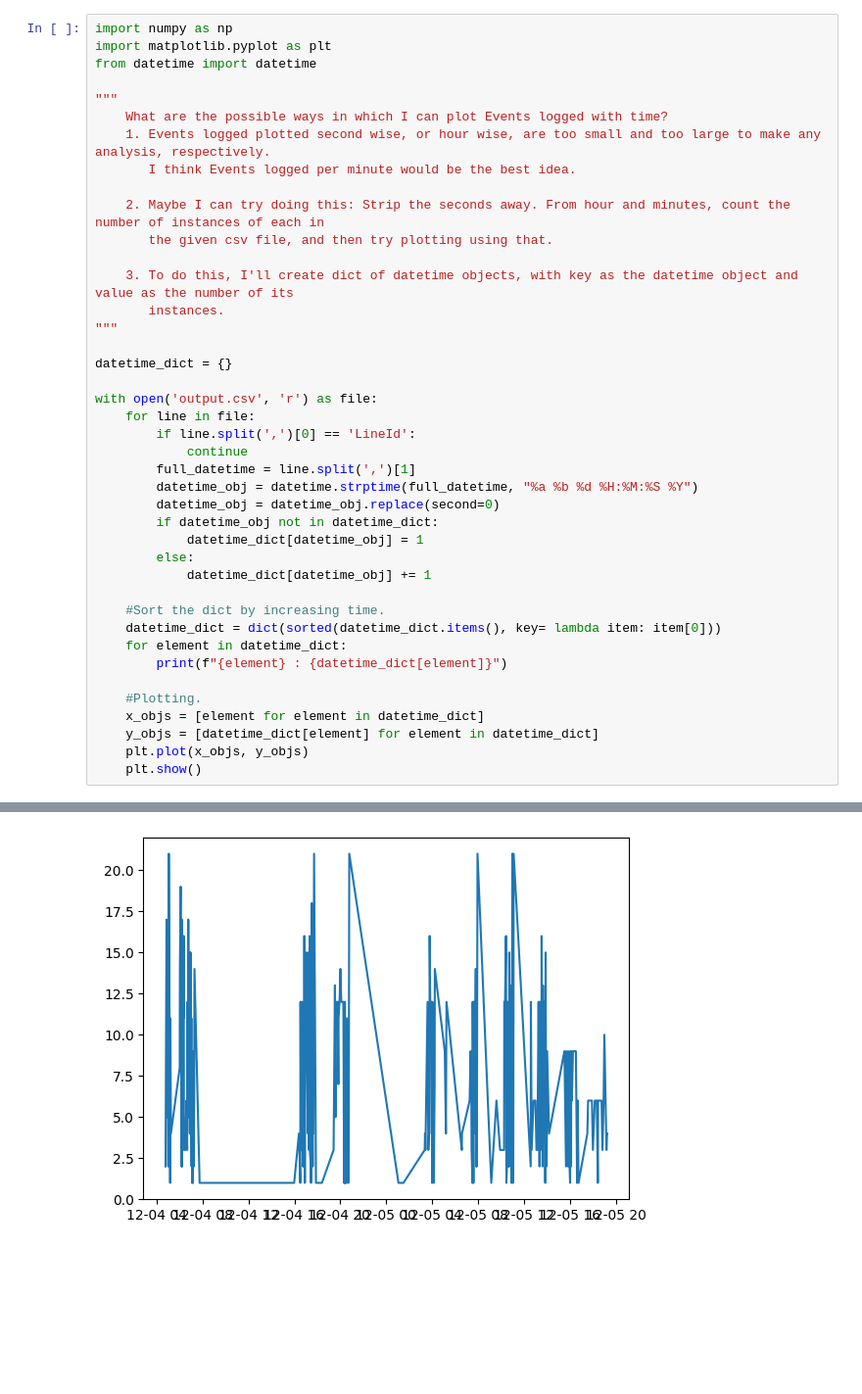
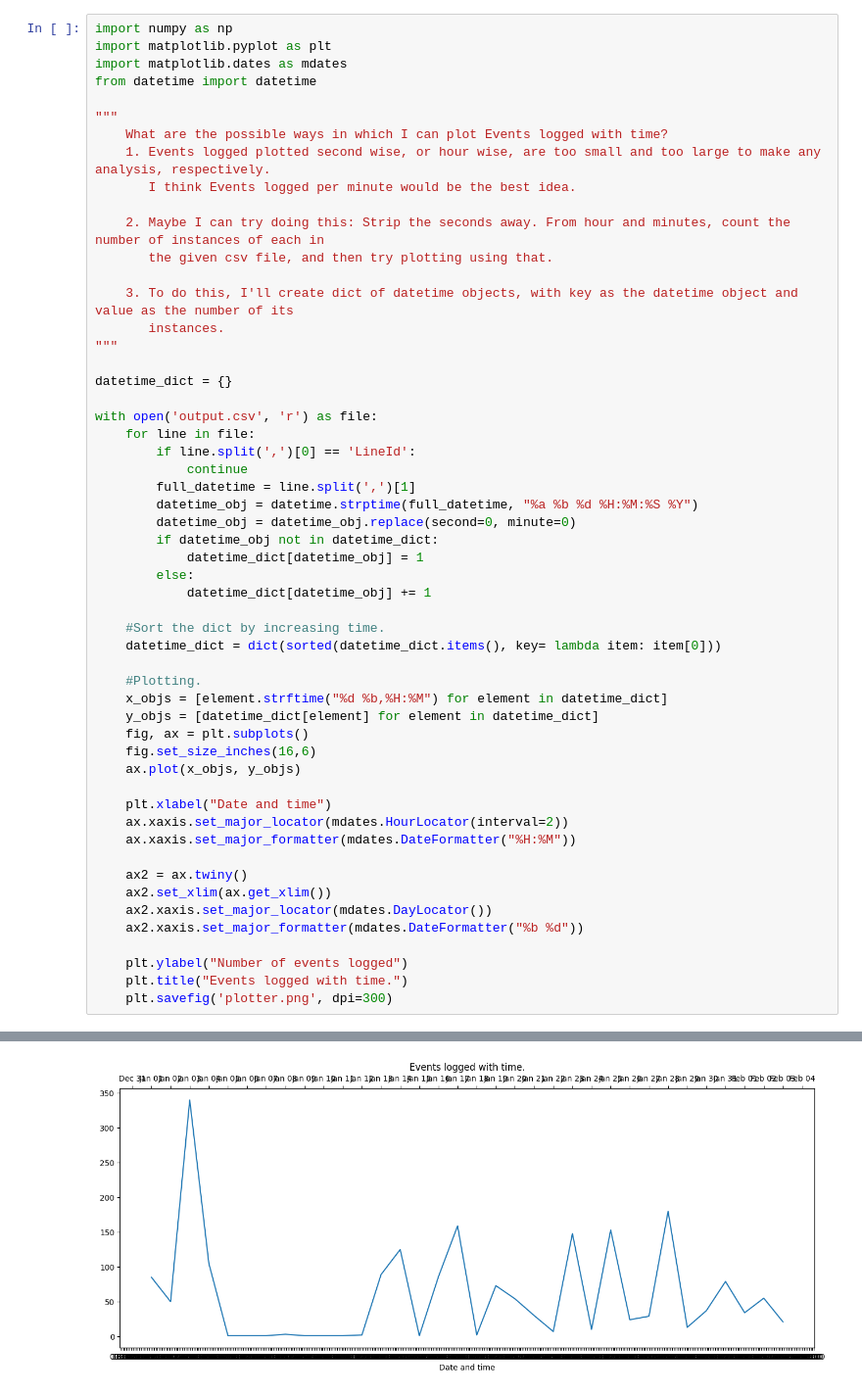
Before and after one commit to Bipin2005-dev/ProLogger, a Jupyter notebook: plotter.ipynb, the cells around one changed output, grey strips where cells are left out. Shown at 98% size. Cells and saved outputs as stored; diff of their text form; blank space fills up the shorter version.

Commit message:
Plotting trial 1

```diff
--- a/plotter.ipynb
+++ b/plotter.ipynb
@@ -1,6 +1,7 @@
 # %%
 import numpy as np
 import matplotlib.pyplot as plt
+import matplotlib.dates as mdates
 from datetime import datetime
 
 """
@@ -23,7 +24,7 @@ with open('output.csv', 'r') as file:
             continue
         full_datetime = line.split(',')[1]
         datetime_obj = datetime.strptime(full_datetime, "%a %b %d %H:%M:%S %Y")
-        datetime_obj = datetime_obj.replace(second=0)
+        datetime_obj = datetime_obj.replace(second=0, minute=0)
         if datetime_obj not in datetime_dict:
             datetime_dict[datetime_obj] = 1
         else:
@@ -31,12 +32,24 @@ with open('output.csv', 'r') as file:
 
     #Sort the dict by increasing time.
     datetime_dict = dict(sorted(datetime_dict.items(), key= lambda item: item[0]))
-    for element in datetime_dict:
-        print(f"{element} : {datetime_dict[element]}")
 
     #Plotting.
-    x_objs = [element for element in datetime_dict]
+    x_objs = [element.strftime("%d %b,%H:%M") for element in datetime_dict]
     y_objs = [datetime_dict[element] for element in datetime_dict]
-    plt.plot(x_objs, y_objs)
-    plt.show()
+    fig, ax = plt.subplots()
+    fig.set_size_inches(16,6)
+    ax.plot(x_objs, y_objs)
+
+    plt.xlabel("Date and time")
+    ax.xaxis.set_major_locator(mdates.HourLocator(interval=2))
+    ax.xaxis.set_major_formatter(mdates.DateFormatter("%H:%M"))
+
+    ax2 = ax.twiny()
+    ax2.set_xlim(ax.get_xlim())
+    ax2.xaxis.set_major_locator(mdates.DayLocator())
+    ax2.xaxis.set_major_formatter(mdates.DateFormatter("%b %d"))
+
+    plt.ylabel("Number of events logged")
+    plt.title("Events logged with time.")
+    plt.savefig('plotter.png', dpi=300)
 # %% [output]
@@ -60 +56 @@ with open('output.csv', 'r') as file:
-[figure, old version]
+[figure, new version]
```
Also changed, not shown: parts of 1 cell of this notebook, 1 other file.
